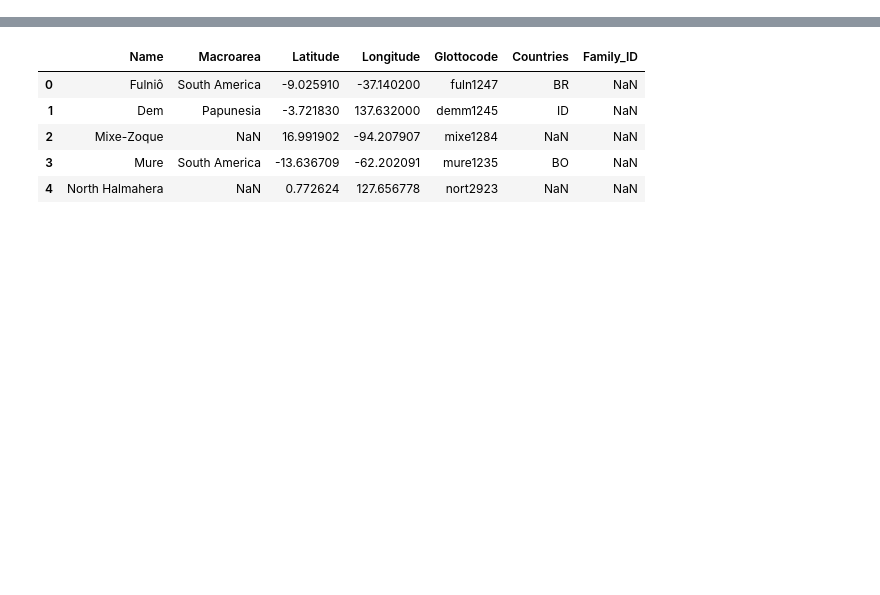
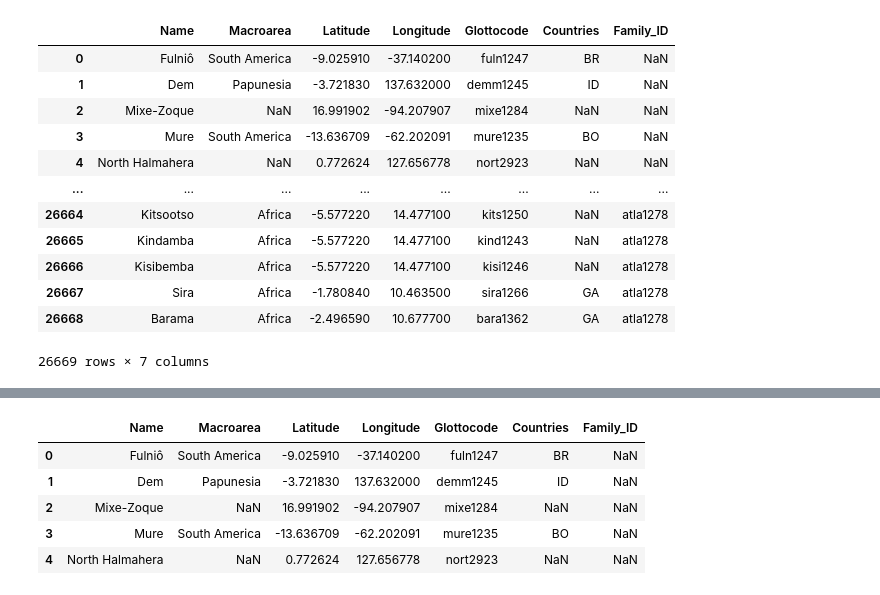
Before and after one commit to tinnatonia/ga_capstone_research, a Jupyter notebook: python_code/eda_linguistics.ipynb, the cells around one changed output, grey strips where cells are left out. Saved outputs shown, nothing was run; the diff lists cells and outputs as text; code cells hidden in the pictures; blank space fills up the shorter version.

```diff
--- a/python_code/eda_linguistics.ipynb
+++ b/python_code/eda_linguistics.ipynb
@@ -21,5 +35,19 @@ gram.columns
 # %%
-gram.head()
+glotto
+# %% [output]
+|  | Name | Macroarea | Latitude | Longitude | Glottocode | Countries | Family_ID |
+| 0 | Fulniô | South America | -9.025910 | -37.140200 | fuln1247 | BR | NaN |
+| 1 | Dem | Papunesia | -3.721830 | 137.632000 | demm1245 | ID | NaN |
+| 2 | Mixe-Zoque | NaN | 16.991902 | -94.207907 | mixe1284 | NaN | NaN |
+| 3 | Mure | South America | -13.636709 | -62.202091 | mure1235 | BO | NaN |
+| 4 | North Halmahera | NaN | 0.772624 | 127.656778 | nort2923 | NaN | NaN |
+| ... | ... | ... | ... | ... | ... | ... | ... |
+| 26664 | Kitsootso | Africa | -5.577220 | 14.477100 | kits1250 | NaN | atla1278 |
+| 26665 | Kindamba | Africa | -5.577220 | 14.477100 | kind1243 | NaN | atla1278 |
+| 26666 | Kisibemba | Africa | -5.577220 | 14.477100 | kisi1246 | NaN | atla1278 |
+| 26667 | Sira | Africa | -1.780840 | 10.463500 | sira1266 | GA | atla1278 |
+| 26668 | Barama | Africa | -2.496590 | 10.677700 | bara1362 | GA | atla1278 |
+26669 rows × 7 columns
 # %%
 ProfileReport(gram)
 # %%
```
Also changed, not shown: parts of 1 cell of this notebook, 8 other files.
